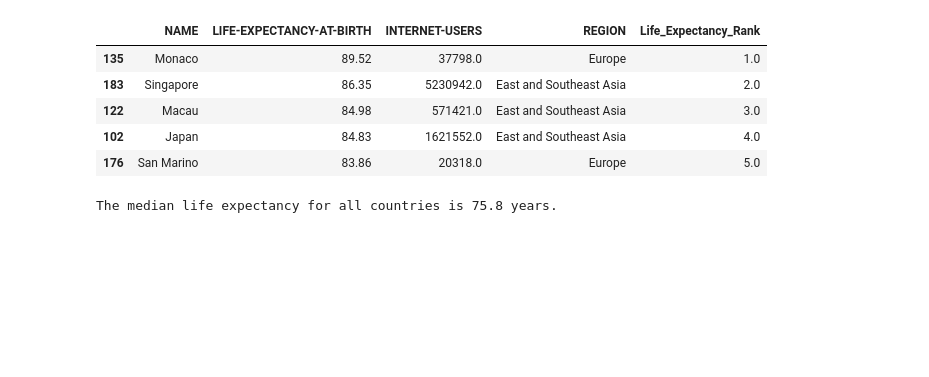
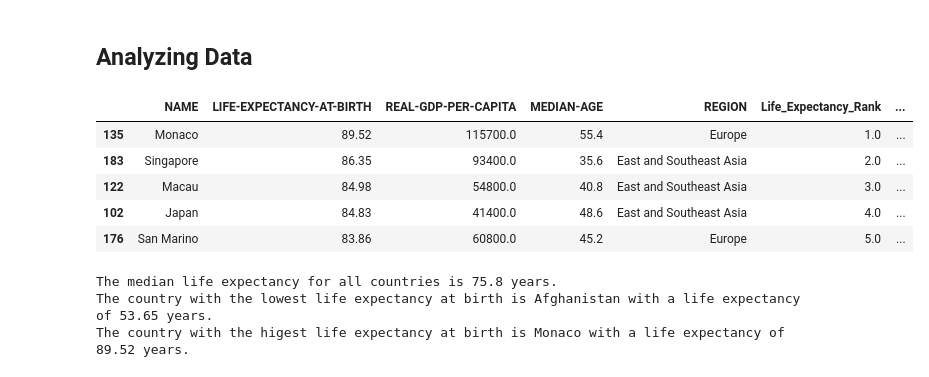
Before and after one commit to RebeccaVachon/Country_Comparisons, a Jupyter notebook: comparison.ipynb, the cells around one changed output. Saved outputs shown, nothing was run; the diff lists cells and outputs as text; code cells hidden in the pictures; blank space fills up the shorter version.

```diff
--- a/comparison.ipynb
+++ b/comparison.ipynb
@@ -34,19 +40,0 @@ clean_comparison_df.head()
-# %%
-ranked_comparison_df = clean_comparison_df.copy()
-ranked_comparison_df['Life_Expectancy_Rank'] = ranked_comparison_df['LIFE-EXPECTANCY-AT-BIRTH'].rank(ascending=False)
-
-# sorting dataframe by life expectancy rank in descending order
-sorted_comparison_df = ranked_comparison_df.sort_values(by='Life_Expectancy_Rank')
-sorted_comparison_df.head()
-# %% [output]
-|  | NAME | LIFE-EXPECTANCY-AT-BIRTH | INTERNET-USERS | REGION | Life_Expectancy_Rank |
-| 135 | Monaco | 89.52 | 37798.0 | Europe | 1.0 |
-| 183 | Singapore | 86.35 | 5230942.0 | East and Southeast Asia | 2.0 |
-| 122 | Macau | 84.98 | 571421.0 | East and Southeast Asia | 3.0 |
-| 102 | Japan | 84.83 | 1621552.0 | East and Southeast Asia | 4.0 |
-| 176 | San Marino | 83.86 | 20318.0 | Europe | 5.0 |
-# %%
-median_expectancy = str(sorted_comparison_df['LIFE-EXPECTANCY-AT-BIRTH'].median())
-print ("The median life expectancy for all countries is " + median_expectancy + " years.")
-# %% [output]
-The median life expectancy for all countries is 75.8 years.
@@ -53 +47,40 @@ The median life expectancy for all countries is 75.8 years.
+# %% [markdown]
+## Analyzing Data
+# %%
+# Ranking each country from greatest life expectancy to least life expectancy and creating a column to store the ranking
+ranked_comparison_df = clean_comparison_df.copy()
+ranked_comparison_df['Life_Expectancy_Rank'] = ranked_comparison_df['LIFE-EXPECTANCY-AT-BIRTH'].rank(ascending=False)
+
+# Now ranking each country from highest GDP per capita to lowest GDP per capita and creating a column for that ranking
+double_ranked_comparsion_df = ranked_comparison_df.copy()
+double_ranked_comparsion_df['GDP_Rank'] = double_ranked_comparsion_df['REAL-GDP-PER-CAPITA'].rank(ascending='False')
+
+# sorting dataframe by life expectancy rank in descending order
+sorted_comparison_df = double_ranked_comparsion_df.sort_values(by='Life_Expectancy_Rank')
+
+# displaying the countires with the 5 best life expectancies
+sorted_comparison_df.head()
+# %% [output]
+|  | NAME | LIFE-EXPECTANCY-AT-BIRTH | REAL-GDP-PER-CAPITA | MEDIAN-AGE | REGION | Life_Expectancy_Rank | ... |
+| 135 | Monaco | 89.52 | 115700.0 | 55.4 | Europe | 1.0 | ... |
+| 183 | Singapore | 86.35 | 93400.0 | 35.6 | East and Southeast Asia | 2.0 | ... |
+| 122 | Macau | 84.98 | 54800.0 | 40.8 | East and Southeast Asia | 3.0 | ... |
+| 102 | Japan | 84.83 | 41400.0 | 48.6 | East and Southeast Asia | 4.0 | ... |
+| 176 | San Marino | 83.86 | 60800.0 | 45.2 | Europe | 5.0 | ... |
+# %%
+#Finding the min, median, and max of life expectancies and saving those values as variables
+median_expectancy = str(sorted_comparison_df['LIFE-EXPECTANCY-AT-BIRTH'].median())
+min_lf = (sorted_comparison_df['LIFE-EXPECTANCY-AT-BIRTH'].min())
+min_lf_country = sorted_comparison_df.loc[sorted_comparison_df['LIFE-EXPECTANCY-AT-BIRTH']== min_lf, 'NAME'].iloc[0]
+max_lf = sorted_comparison_df['LIFE-EXPECTANCY-AT-BIRTH'].max()
+max_lf_country = sorted_comparison_df.loc[sorted_comparison_df['LIFE-EXPECTANCY-AT-BIRTH']== max_lf, 'NAME'].iloc[0]
+
+# printing statements showing the min, median and max life expectancies in context
+print ("The median life expectancy for all countries is " + median_expectancy + " years.")
+print(f"The country with the lowest life expectancy at birth is {min_lf_country} with a life expectancy of {min_lf} years.")
+print(f"The country with the higest life expectancy at birth is {max_lf_country} with a life expectancy of {max_lf} years.")
+# %% [output]
+The median life expectancy for all countries is 75.8 years.
+The country with the lowest life expectancy at birth is Afghanistan with a life expectancy of 53.65 years.
+The country with the higest life expectancy at birth is Monaco with a life expectancy of 89.52 years.
 # %%
```
Also changed, not shown: parts of 20 cells of this notebook.
